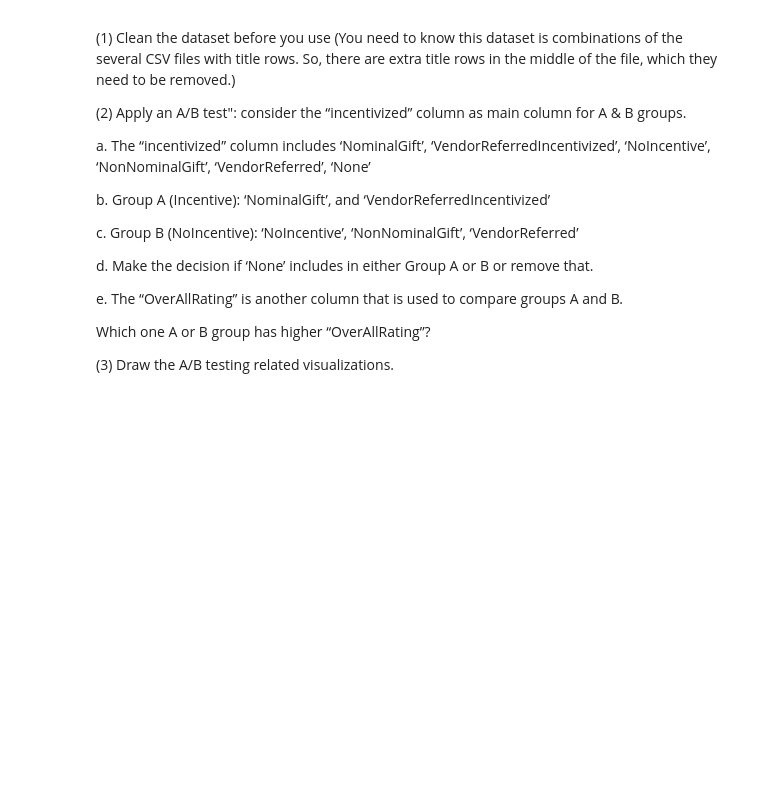
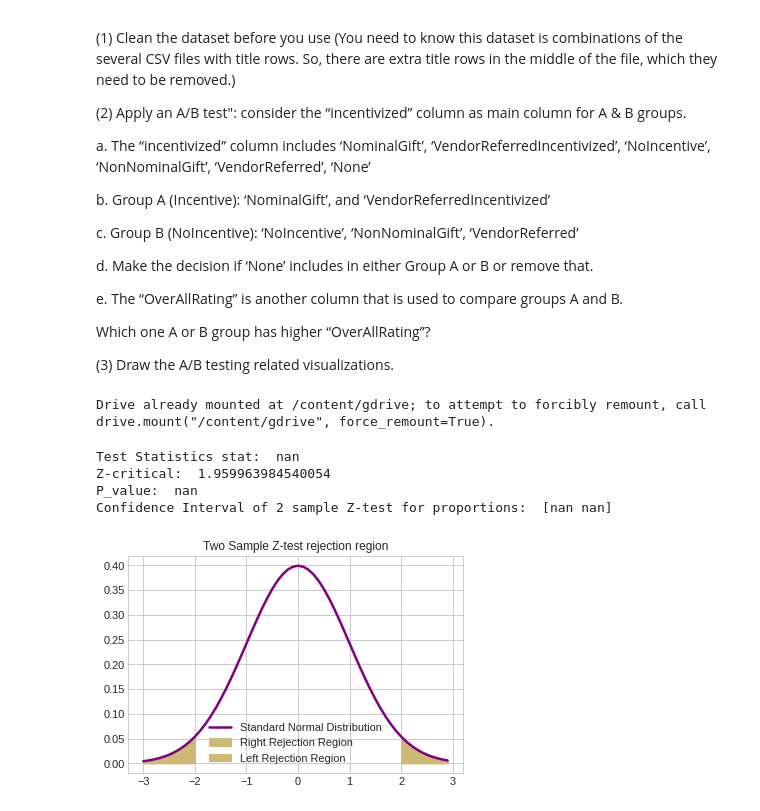
Before and after one commit to JayanthPrudhivi6/JayanthPrudhivi_INFO5502_Spring2022, a Jupyter notebook: INFO_5502_Final_Exam_Spring2022.ipynb, the cells around one changed output. Saved outputs shown, nothing was run; the diff lists cells and outputs as text; code cells hidden in the pictures; blank space fills up the shorter version.

```diff
--- a/INFO_5502_Final_Exam_Spring2022.ipynb
+++ b/INFO_5502_Final_Exam_Spring2022.ipynb
@@ -206,0 +226,73 @@ Which one A or B group has higher “OverAllRating”?
+# %%
+#### You code here
+from google.colab import drive
+drive.mount('/content/gdrive')
+df = pd.read_csv("/content/gdrive/My Drive/Software_Reviews_csv_files_S.csv")
+# %% [output]
+Drive already mounted at /content/gdrive; to attempt to forcibly remount, call drive.mount("/content/gdrive", force_remount=True).
+# %%
+import numpy as np
+from scipy.stats import norm
+import matplotlib.pyplot as plt
+
+
+group_a = df[(df['incentivized'] == "NominalGift") | (df['incentivized'] == "VendorReferredIncentivized")]['OverAllRating']
+group_b = df[(df['incentivized'] == "NoIncentive") | (df['incentivized'] == "NonNominalGift") | (df['incentivized'] == "VendorReferred")]['OverAllRating']
+
+N_con = group_a.shape[0]
+N_exp = group_b.shape[0]
+# %%
+# Significance Level
+alpha = 0.05
+
+#X_A = np.random.randint(100, size = N_con)
+#X_B = np.random.randint(100, size = N_exp)
+
+# Calculating means of control and experimental groups
+mu_con = np.mean(group_a)
+mu_exp = np.mean(group_b)
+
+y1 = group_a.astype('float64')
+variance_con = np.var(y1)
+
+y2 = group_b.astype('float64')
+variance_exp = np.var(y2)
+
+# Pooled Variance
+pooled_variance = np.sqrt(variance_con/N_con + variance_exp/N_exp)
+
+# Test statistics
+T = (mu_con-mu_exp)/np.sqrt(variance_con/N_con + variance_exp/N_exp)
+
+# two sided test and using symmetry property of Normal distibution so we multiple with 2
+p_value = norm.sf(T)*2
+
+# Z-critical value
+Z_crit  = norm.ppf(1-alpha/2)
+
+# Margin of error
+m = Z_crit*pooled_variance
+
+# Confidence Interval
+CI = [(mu_con - mu_exp) - m, (mu_con - mu_exp) + m]
+
+
+print("Test Statistics stat: ", T)
+print("Z-critical: ", Z_crit)
+print("P_value: ", p_value)
+print("Confidence Interval of 2 sample Z-test for proportions: ", np.round(CI,2))
+
+import matplotlib.pyplot as plt
+z = np.arange(-3,3,  0.1)
+plt.plot(z, norm.pdf(z), label = 'Standard Normal Distribution',color = 'purple',linewidth = 2.5)
+plt.fill_between(z[z>Z_crit], norm.pdf(z[z>Z_crit]), label = 'Right Rejection Region',color ='y' )
+plt.fill_between(z[z<(-1)*Z_crit], norm.pdf(z[z<(-1)*Z_crit]), label = 'Left Rejection Region',color ='y' )
+plt.title("Two Sample Z-test rejection region")
+plt.legend()
+plt.show()
+# %% [output]
+Test Statistics stat:  nan
+Z-critical:  1.959963984540054
+P_value:  nan
+Confidence Interval of 2 sample Z-test for proportions:  [nan nan]
+[figure, added]
```
Also changed, not shown: parts of 2 cells of this notebook.
